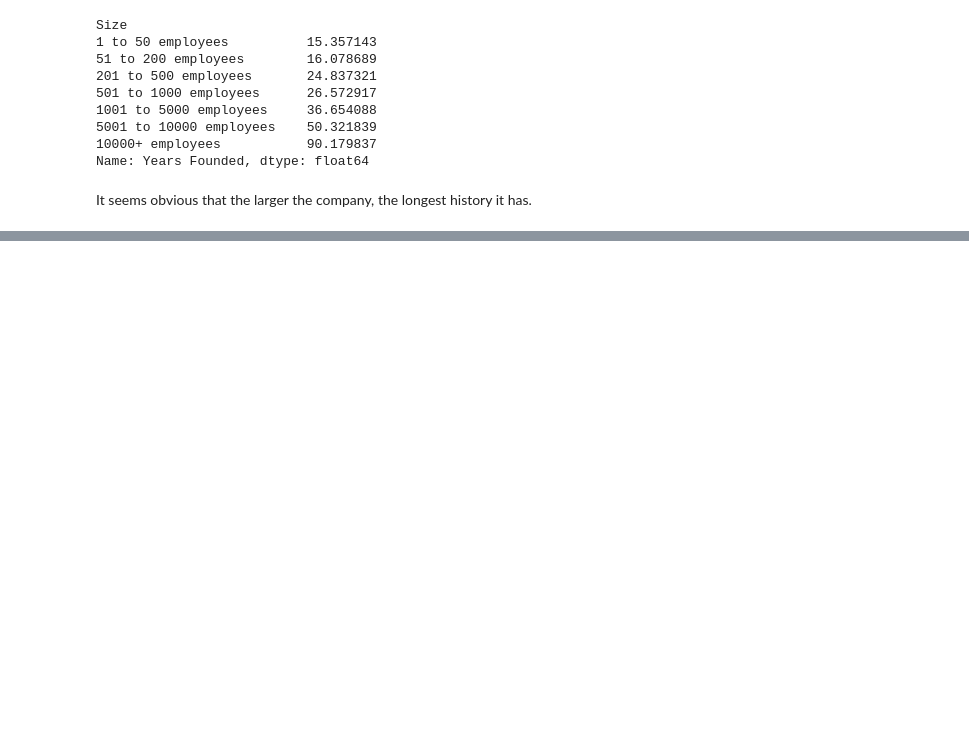
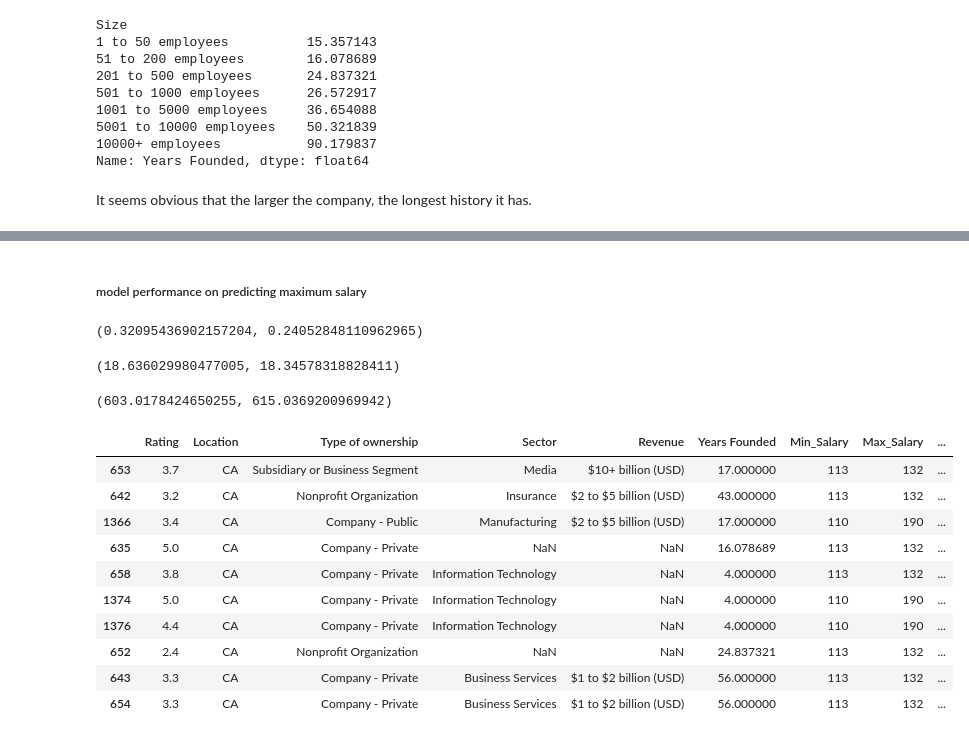
Before and after one commit to abbybby/CapstoneTwo_JobSalaryPrediction, a Jupyter notebook: Pre-processing & Training Data Development.ipynb, the cells around one changed output, grey strips where cells are left out. Drawn from its saved outputs; the diff is of its cells as text; code cells hidden in the pictures; blank space fills up the shorter version.

Commit message:
Fix bugs and try linear regression model

```diff
--- a/Pre-processing & Training Data Development.ipynb
+++ b/Pre-processing & Training Data Development.ipynb
@@ -117,10 +128,9 @@ It seems obvious that the larger the company, the longest history it has.
 # %%
+# Drop the rows with missing size info
 # Impute Years_Founded using Size
-# If Size is also missing, impute Years Founded by mean of Years Founded
 
-#jobs.loc[jobs.Size.isnull()==True,'Years Founded'].fillna(X_train['Years Founded'].mean(),inplace=True)
-jobs.loc[jobs.Size.isnull()==True,'Years Founded']=X_train['Years Founded'].mean()
-jobs['Years Founded']=jobs.dropna(subset=['Size'],axis=0).groupby("Size")['Years Founded'].transform(lambda x: x.fillna(x.mean()))
+jobs.dropna(subset=['Size'],axis=0,inplace=True)
+jobs['Years Founded']=jobs.groupby("Size")['Years Founded'].transform(lambda x: x.fillna(x.mean()))
 jobs['Years Founded'].value_counts()
 # %% [output]
 15.357143     235
@@ -150,12 +182,11 @@ Index(['Rating', 'Company Name', 'Location', 'Type of ownership', 'Industry',
       dtype='object')
 # %%
-features = jobs[['Rating', 'Years Founded', 'HQ_Same', 'SQL', 'Excel','Python','Tableau','R','SAS',
-                 'Company Name','Location','Type of ownership','Industry','Sector','Revenue','Seniority']].copy()
-categorical_features = features.dtypes == 'object'
-numerical_features = ~categorical_features #features.dtypes == 'float'
+categorical_features = ['HQ_Same', 'SQL', 'Excel','Python','Tableau','R','SAS',
+                 'Location','Type of ownership','Sector','Revenue','Seniority']
+numerical_features = ['Rating', 'Years Founded']
 preprocess = make_column_transformer(
-    (numerical_features, make_pipeline(SimpleImputer(strategy='median'), StandardScaler())),
-    (categorical_features, make_pipeline(SimpleImputer(strategy="most_frequent"),OneHotEncoder()))
+    ( make_pipeline(SimpleImputer(strategy='median'), StandardScaler()),numerical_features),
+    ( make_pipeline(SimpleImputer(strategy="most_frequent"),OneHotEncoder()),categorical_features)
 )
 # %%
 pipe = make_pipeline(
@@ -169,3 +220,3 @@ ValueError: The truth value of a Series is ambiguous. Use a.empty, a.bool(), a.i
 # %%
-y_tr_pred = pipe.predict(X_train)
-y_te_pred = pipe.predict(X_test)
+y_tr_pred1 = pipe.predict(X_train)
+y_te_pred1 = pipe.predict(X_test)
@@ -196,0 +239,2 @@ ValueError: could not convert string to float: 'Heartland Payment Systems'
+# %% [markdown]
+##### model performance on predicting maximum salary
@@ -196,0 +245,28 @@ ValueError: could not convert string to float: 'Heartland Payment Systems'
+# %%
+r2_score(y_train2, y_tr_pred2), r2_score(y_test2, y_te_pred2)
+# %% [output]
+(0.32095436902157204, 0.24052848110962965)
+# %%
+mean_absolute_error(y_train2, y_tr_pred2), mean_absolute_error(y_test2, y_te_pred2)
+# %% [output]
+(18.636029980477005, 18.34578318828411)
+# %%
+mean_squared_error(y_train2, y_tr_pred2), mean_squared_error(y_test2, y_te_pred2)
+# %% [output]
+(603.0178424650255, 615.0369200969942)
+# %%
+# look at the features of the observations that have the largest absolute error and determine what drives the large errors
+largest_errors = abs(y_train1 - y_tr_pred1).sort_values(ascending=False).head(10)
+jobs.loc[largest_errors.index]
+# %% [output]
+|  | Rating | Location | Type of ownership | Sector | Revenue | Years Founded | Min_Salary | Max_Salary | ... |
+| 653 | 3.7 | CA | Subsidiary or Business Segment | Media | $10+ billion (USD) | 17.000000 | 113 | 132 | ... |
+| 642 | 3.2 | CA | Nonprofit Organization | Insurance | $2 to $5 billion (USD) | 43.000000 | 113 | 132 | ... |
+| 1366 | 3.4 | CA | Company - Public | Manufacturing | $2 to $5 billion (USD) | 17.000000 | 110 | 190 | ... |
+| 635 | 5.0 | CA | Company - Private | NaN | NaN | 16.078689 | 113 | 132 | ... |
+| 658 | 3.8 | CA | Company - Private | Information Technology | NaN | 4.000000 | 113 | 132 | ... |
+| 1374 | 5.0 | CA | Company - Private | Information Technology | NaN | 4.000000 | 110 | 190 | ... |
+| 1376 | 4.4 | CA | Company - Private | Information Technology | NaN | 4.000000 | 110 | 190 | ... |
+| 652 | 2.4 | CA | Nonprofit Organization | NaN | NaN | 24.837321 | 113 | 132 | ... |
+| 643 | 3.3 | CA | Company - Private | Business Services | $1 to $2 billion (USD) | 56.000000 | 113 | 132 | ... |
+| 654 | 3.3 | CA | Company - Private | Business Services | $1 to $2 billion (USD) | 56.000000 | 113 | 132 | ... |
```
Also changed, not shown: parts of 28 cells of this notebook.
